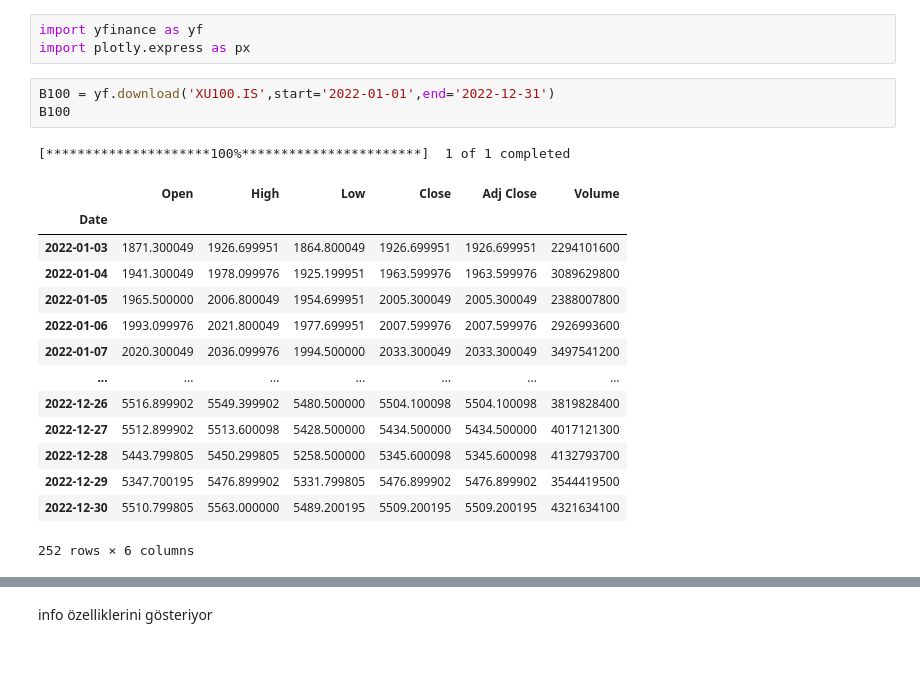
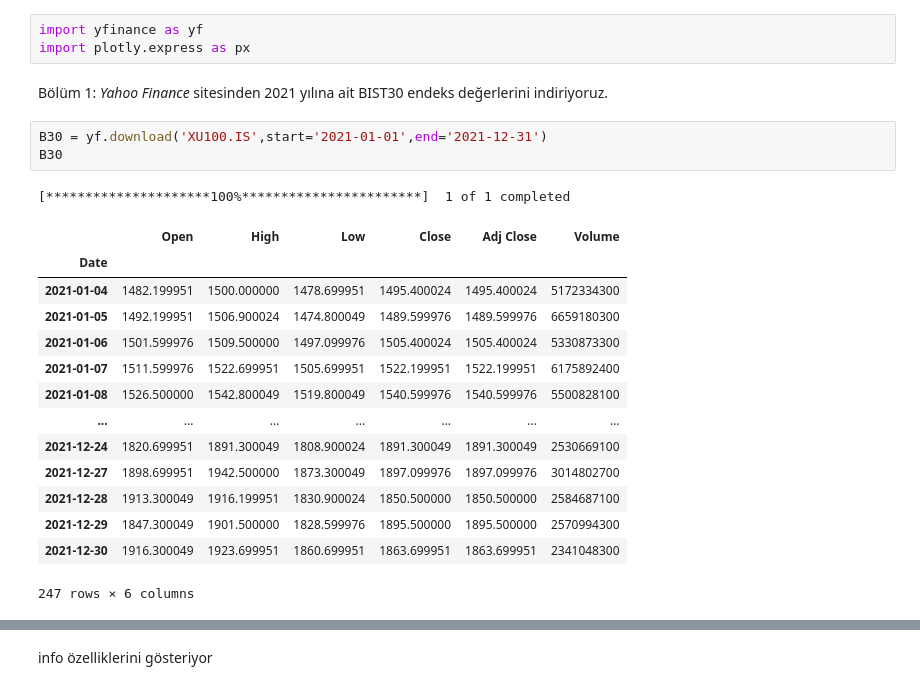
Before and after one commit to yagmurmutlu/GMKA_yagmur_mutlu, a Jupyter notebook: Odev2_Python_Veri_Analizi_Egitimi__yagmur_mutlu_.ipynb, the cells around one changed output, grey strips where cells are left out. Cells and saved outputs as stored; diff of their text form; blank space fills up the shorter version.

```diff
--- a/Odev2_Python_Veri_Analizi_Egitimi__yagmur_mutlu_.ipynb
+++ b/Odev2_Python_Veri_Analizi_Egitimi__yagmur_mutlu_.ipynb
@@ -27,22 +27,25 @@ Requirement already satisfied: pycparser in /usr/local/lib/python3.9/dist-packag
 # %%
 import yfinance as yf
 import plotly.express as px
+# %% [markdown]
+ Bölüm 1:
+ <i> Yahoo Finance</i> sitesinden 2021 yılına ait BIST30 endeks değerlerini indiriyoruz.
 # %%
-B100 = yf.download('XU100.IS',start='2022-01-01',end='2022-12-31')
-B100
+B30 = yf.download('XU100.IS',start='2021-01-01',end='2021-12-31')
+B30
 # %% [output]
 [*********************100%***********************]  1 of 1 completed
 |  | Open | High | Low | Close | Adj Close | Volume |
 | Date |  |  |  |  |  |  |
-| 2022-01-03 | 1871.300049 | 1926.699951 | 1864.800049 | 1926.699951 | 1926.699951 | 2294101600 |
-| 2022-01-04 | 1941.300049 | 1978.099976 | 1925.199951 | 1963.599976 | 1963.599976 | 3089629800 |
-| 2022-01-05 | 1965.500000 | 2006.800049 | 1954.699951 | 2005.300049 | 2005.300049 | 2388007800 |
-| 2022-01-06 | 1993.099976 | 2021.800049 | 1977.699951 | 2007.599976 | 2007.599976 | 2926993600 |
-| 2022-01-07 | 2020.300049 | 2036.099976 | 1994.500000 | 2033.300049 | 2033.300049 | 3497541200 |
+| 2021-01-04 | 1482.199951 | 1500.000000 | 1478.699951 | 1495.400024 | 1495.400024 | 5172334300 |
+| 2021-01-05 | 1492.199951 | 1506.900024 | 1474.800049 | 1489.599976 | 1489.599976 | 6659180300 |
+| 2021-01-06 | 1501.599976 | 1509.500000 | 1497.099976 | 1505.400024 | 1505.400024 | 5330873300 |
+| 2021-01-07 | 1511.599976 | 1522.699951 | 1505.699951 | 1522.199951 | 1522.199951 | 6175892400 |
+| 2021-01-08 | 1526.500000 | 1542.800049 | 1519.800049 | 1540.599976 | 1540.599976 | 5500828100 |
 | ... | ... | ... | ... | ... | ... | ... |
-| 2022-12-26 | 5516.899902 | 5549.399902 | 5480.500000 | 5504.100098 | 5504.100098 | 3819828400 |
-| 2022-12-27 | 5512.899902 | 5513.600098 | 5428.500000 | 5434.500000 | 5434.500000 | 4017121300 |
-| 2022-12-28 | 5443.799805 | 5450.299805 | 5258.500000 | 5345.600098 | 5345.600098 | 4132793700 |
-| 2022-12-29 | 5347.700195 | 5476.899902 | 5331.799805 | 5476.899902 | 5476.899902 | 3544419500 |
-| 2022-12-30 | 5510.799805 | 5563.000000 | 5489.200195 | 5509.200195 | 5509.200195 | 4321634100 |
+| 2021-12-24 | 1820.699951 | 1891.300049 | 1808.900024 | 1891.300049 | 1891.300049 | 2530669100 |
+| 2021-12-27 | 1898.699951 | 1942.500000 | 1873.300049 | 1897.099976 | 1897.099976 | 3014802700 |
+| 2021-12-28 | 1913.300049 | 1916.199951 | 1830.900024 | 1850.500000 | 1850.500000 | 2584687100 |
+| 2021-12-29 | 1847.300049 | 1901.500000 | 1828.599976 | 1895.500000 | 1895.500000 | 2570994300 |
+| 2021-12-30 | 1916.300049 | 1923.699951 | 1860.699951 | 1863.699951 | 1863.699951 | 2341048300 |
-252 rows × 6 columns
+247 rows × 6 columns
```
Also changed, not shown: parts of 26 cells of this notebook.
